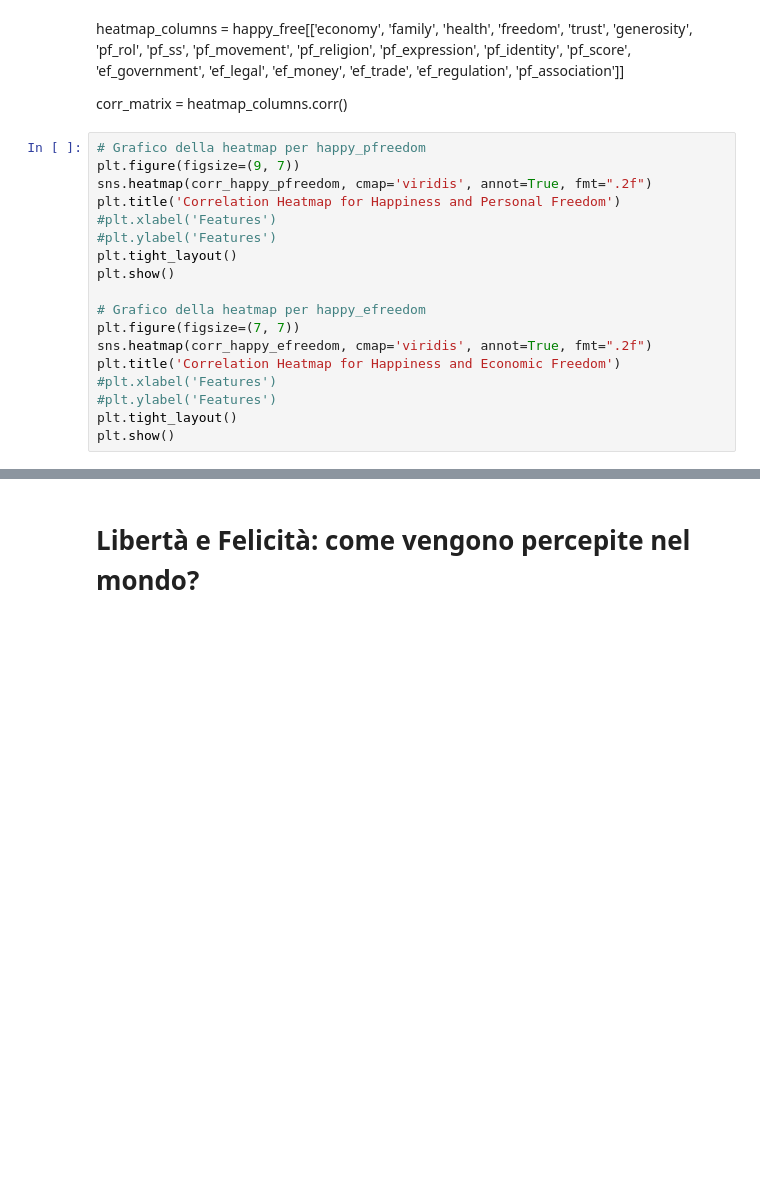
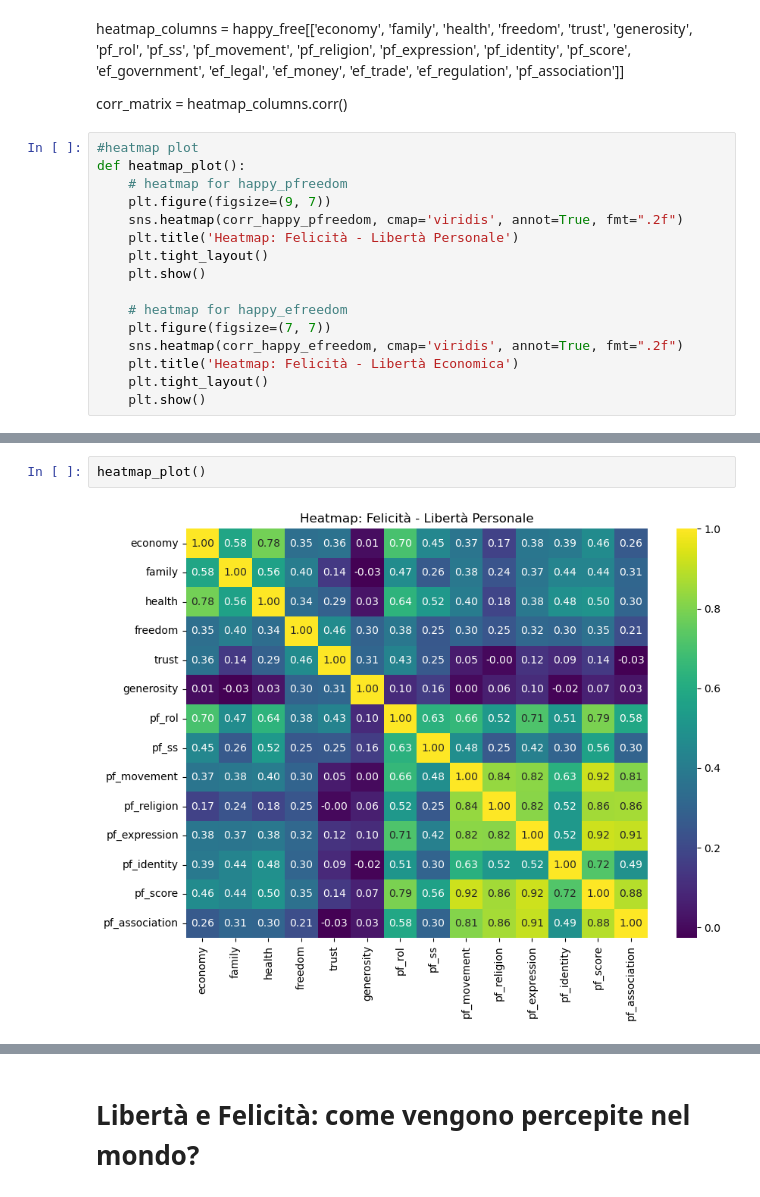
Before and after one commit to lalessia/Happiness-VS-Freedom, a Jupyter notebook: AlessiaProfetaDataVis.ipynb, the cells around one changed output, grey strips where cells are left out. Cells and saved outputs as stored; diff of their text form; blank space fills up the shorter version.

```diff
--- a/AlessiaProfetaDataVis.ipynb
+++ b/AlessiaProfetaDataVis.ipynb
@@ -683,20 +683,18 @@ heatmap_columns = happy_free[['economy', 'family', 'health',
 
 corr_matrix = heatmap_columns.corr()
 # %%
-# Grafico della heatmap per happy_pfreedom
-plt.figure(figsize=(9, 7))
-sns.heatmap(corr_happy_pfreedom, cmap='viridis', annot=True, fmt=".2f")
-plt.title('Correlation Heatmap for Happiness and Personal Freedom')
-#plt.xlabel('Features')
-#plt.ylabel('Features')
-plt.tight_layout()
-plt.show()
+#heatmap plot
+def heatmap_plot():
+    # heatmap for happy_pfreedom
+    plt.figure(figsize=(9, 7))
+    sns.heatmap(corr_happy_pfreedom, cmap='viridis', annot=True, fmt=".2f")
+    plt.title('Heatmap: Felicità - Libertà Personale')
+    plt.tight_layout()
+    plt.show()
 
-# Grafico della heatmap per happy_efreedom
-plt.figure(figsize=(7, 7))
-sns.heatmap(corr_happy_efreedom, cmap='viridis', annot=True, fmt=".2f")
-plt.title('Correlation Heatmap for Happiness and Economic Freedom')
-#plt.xlabel('Features')
-#plt.ylabel('Features')
-plt.tight_layout()
-plt.show()
+    # heatmap for happy_efreedom
+    plt.figure(figsize=(7, 7))
+    sns.heatmap(corr_happy_efreedom, cmap='viridis', annot=True, fmt=".2f")
+    plt.title('Heatmap: Felicità - Libertà Economica')
+    plt.tight_layout()
+    plt.show()
@@ -705,0 +701,4 @@ plt.show()
+# %%
+heatmap_plot()
+# %% [output]
+[figure, added]
```
Also changed, not shown: parts of 8 cells of this notebook.
